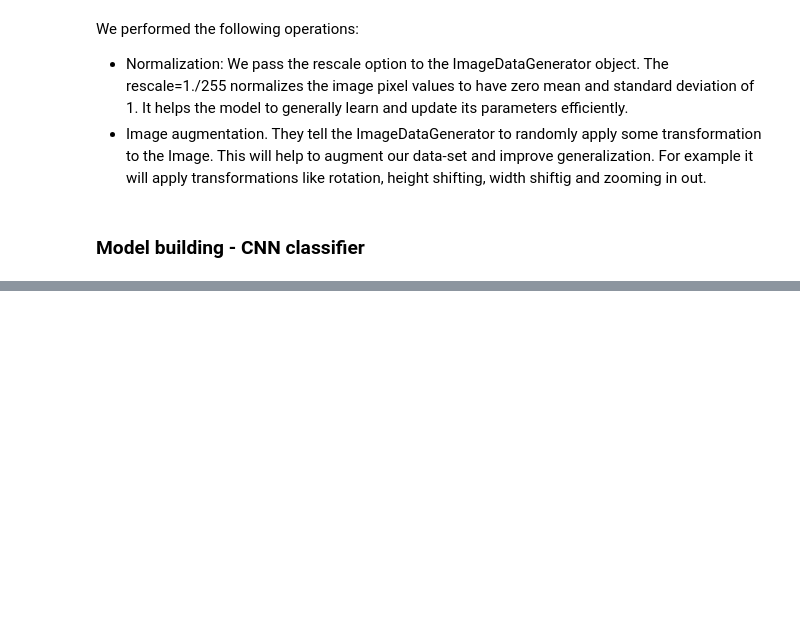
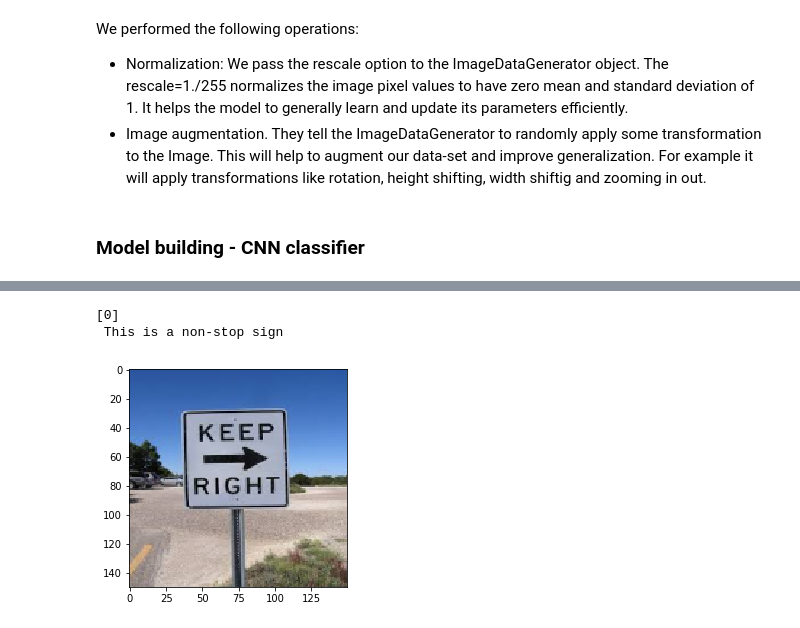
Before and after one commit to mandeepsinghgit/Traffic-Sign-Classification, a Jupyter notebook: 2. Binary classification.ipynb, the cells around one changed output, grey strips where cells are left out. Saved outputs shown, nothing was run; the diff lists cells and outputs as text; code cells hidden in the pictures; blank space fills up the shorter version.

```diff
--- a/2. Binary classification.ipynb
+++ b/2. Binary classification.ipynb
@@ -286,0 +315,12 @@ plt.show()
+# %%
+classes = model.predict_classes(x_test, batch_size=10)
+print(classes[93])
+plt.imshow(x_test[93])
+if classes[93]<0.5:
+        print(" This is a non-stop sign")
+else:
+        print(" This is a stop sign")
+# %% [output]
+[0]
+ This is a non-stop sign
+[figure, added]
```
Also changed, not shown: parts of 14 cells of this notebook, 43 other files.
